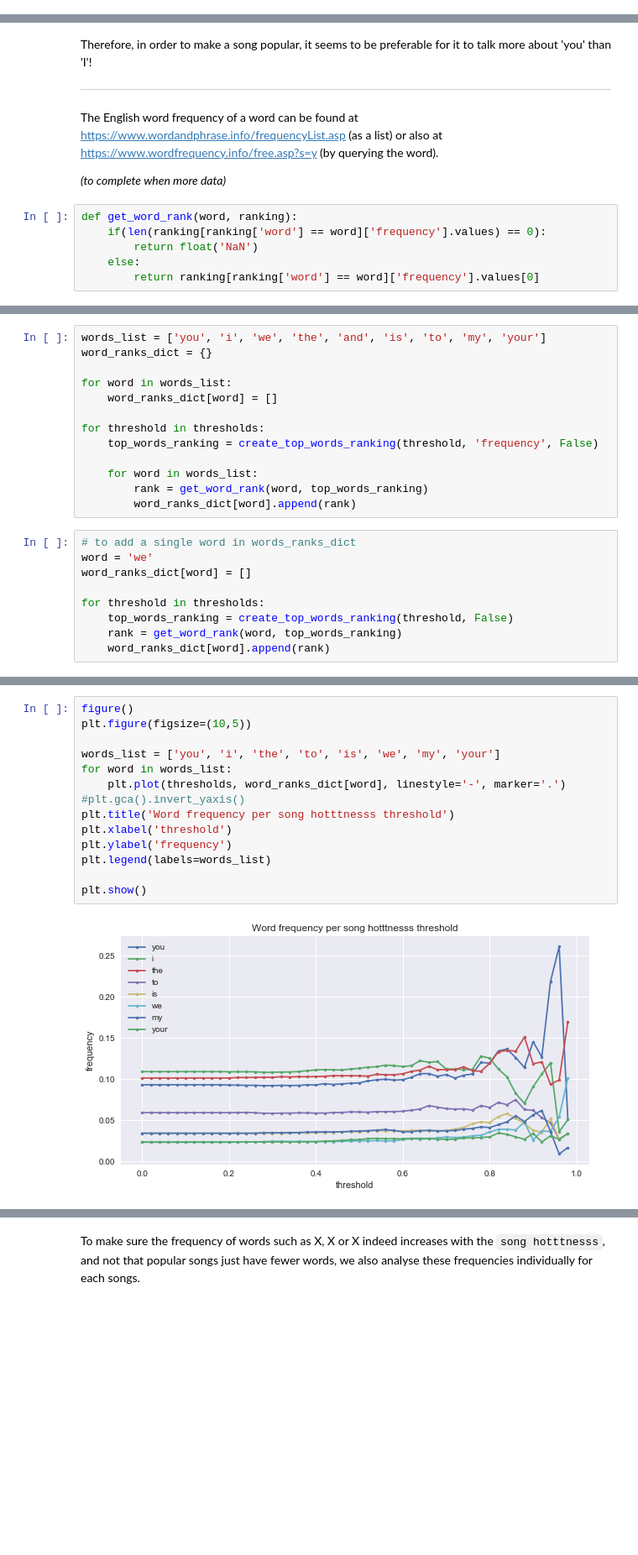
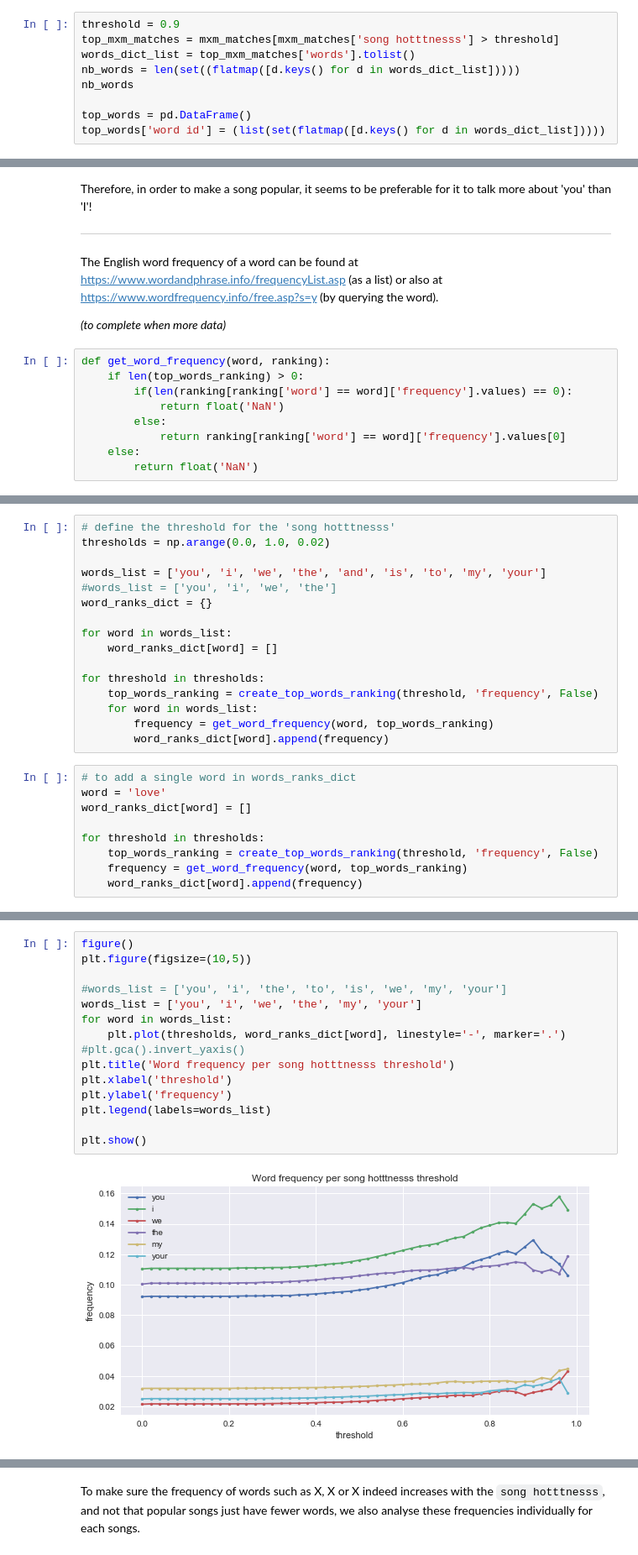
Before and after one commit to Piloumpicou/ADA-Unexpected-Match, a Jupyter notebook: project/MSD_subset.ipynb, the cells around one changed output, grey strips where cells are left out. Shown at 84% size. Saved outputs shown, nothing was run; the diff lists cells and outputs as text; blank space fills up the shorter version.

```diff
--- a/project/MSD_subset.ipynb
+++ b/project/MSD_subset.ipynb
@@ -1554,4 +1659,13 @@ We see that there are indeed ??? songs matched between the musiXmatch ID dataset
 #### Analysis
 
 We want to find out if there are certain words popular songs (i.e. with a high `song hotttnesss` value) tend to contain more frequently than songs with an average rating.
+# %%
+threshold = 0.9
+top_mxm_matches = mxm_matches[mxm_matches['song hotttnesss'] > threshold]
+words_dict_list = top_mxm_matches['words'].tolist()
+nb_words = len(set((flatmap([d.keys() for d in words_dict_list]))))
+nb_words
+
+top_words = pd.DataFrame()
+top_words['word id'] = (list(set(flatmap([d.keys() for d in words_dict_list]))))
 # %%
@@ -1671,8 +1789,11 @@ The English word frequency of a word can be found at https://www.wordandphrase.i
 
 *(to complete when more data)*
 # %%
-def get_word_rank(word, ranking):
-    if(len(ranking[ranking['word'] == word]['frequency'].values) == 0):
+def get_word_frequency(word, ranking):
+    if len(top_words_ranking) > 0:
+        if(len(ranking[ranking['word'] == word]['frequency'].values) == 0):
+            return float('NaN')
+        else:
+            return ranking[ranking['word'] == word]['frequency'].values[0]
+    else:
         return float('NaN')
-    else:
-        return ranking[ranking['word'] == word]['frequency'].values[0]
@@ -1682,5 +1800,9 @@ thresholds = np.arange(0.0, 1.0, 0.02)
 # %%
+# define the threshold for the 'song hotttnesss'
+thresholds = np.arange(0.0, 1.0, 0.02)
+
 words_list = ['you', 'i', 'we', 'the', 'and', 'is', 'to', 'my', 'your']
+#words_list = ['you', 'i', 'we', 'the']
 word_ranks_dict = {}
 
 for word in words_list:
@@ -1688,16 +1810,15 @@ for word in words_list:
 
 for threshold in thresholds:
     top_words_ranking = create_top_words_ranking(threshold, 'frequency', False)
-
     for word in words_list:
-        rank = get_word_rank(word, top_words_ranking)
-        word_ranks_dict[word].append(rank)
+        frequency = get_word_frequency(word, top_words_ranking)
+        word_ranks_dict[word].append(frequency)
 # %%
 # to add a single word in words_ranks_dict
-word = 'we'
+word = 'love'
 word_ranks_dict[word] = []
 
 for threshold in thresholds:
-    top_words_ranking = create_top_words_ranking(threshold, False)
-    rank = get_word_rank(word, top_words_ranking)
-    word_ranks_dict[word].append(rank)
+    top_words_ranking = create_top_words_ranking(threshold, 'frequency', False)
+    frequency = get_word_frequency(word, top_words_ranking)
+    word_ranks_dict[word].append(frequency)
@@ -1713,19 +1825,20 @@ Number of songs selected: 54
 # %%
 figure()
 plt.figure(figsize=(10,5))
 
-words_list = ['you', 'i', 'the', 'to', 'is', 'we', 'my', 'your']
+#words_list = ['you', 'i', 'the', 'to', 'is', 'we', 'my', 'your']
+words_list = ['you', 'i', 'we', 'the', 'my', 'your']
 for word in words_list:
     plt.plot(thresholds, word_ranks_dict[word], linestyle='-', marker='.')
 #plt.gca().invert_yaxis()
 plt.title('Word frequency per song hotttnesss threshold')
 plt.xlabel('threshold')
 plt.ylabel('frequency')
 plt.legend(labels=words_list)
 
 plt.show()
 # %% [output]
-[figure, old version]
+[figure, new version]
 # %% [markdown]
 *(Yeah well, some trend, but not super conclusive... we need more data...!)*
 
```
Also changed, not shown: parts of 34 cells of this notebook.
